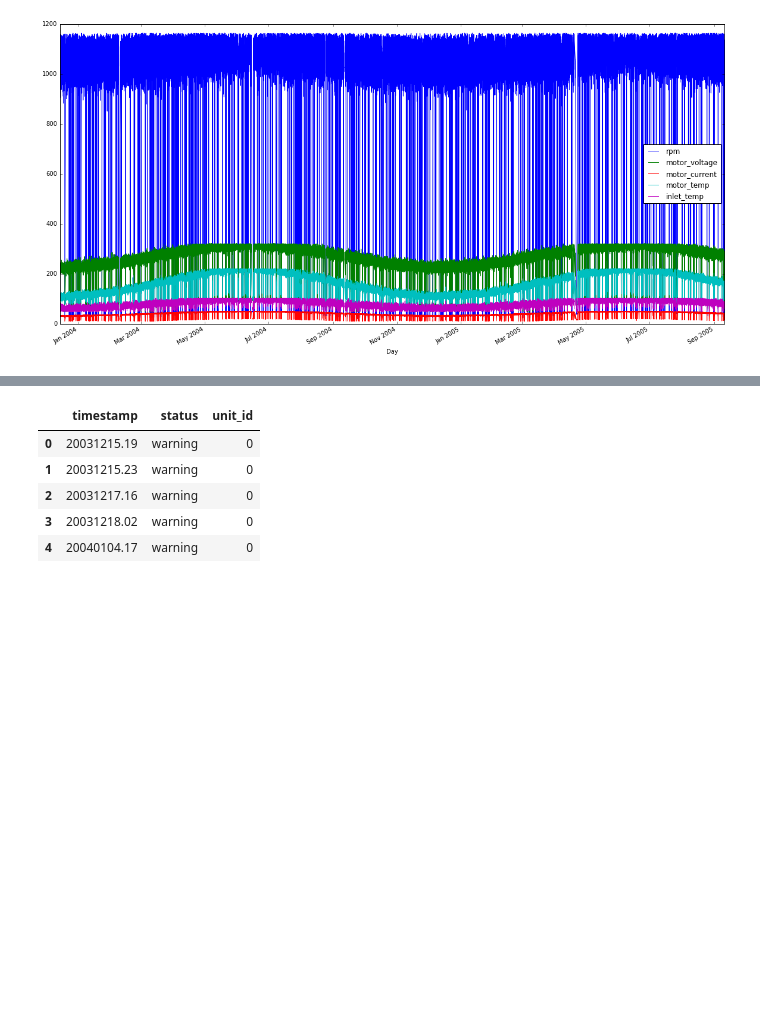
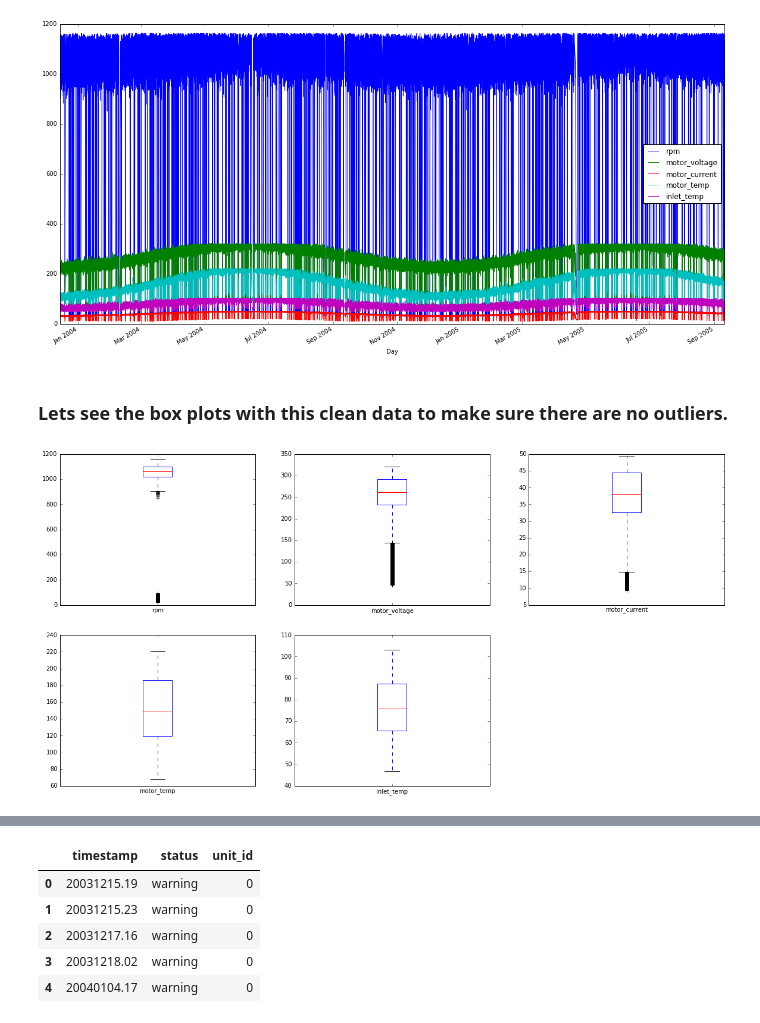
Before and after one commit to praneethtamvada/data-science-challenge, a Jupyter notebook: Data science challenge -Venkata Solution.ipynb, the cells around one changed output, grey strips where cells are left out. Saved outputs shown, nothing was run; the diff lists cells and outputs as text; code cells hidden in the pictures; blank space fills up the shorter version.

```diff
--- a/Data science challenge -Venkata Solution.ipynb
+++ b/Data science challenge -Venkata Solution.ipynb
@@ -115,3 +127,11 @@ plt.xlabel('Day', fontsize=10)
 # %% [output]
 <matplotlib.text.Text at 0x...>
 [figure]
+# %% [markdown]
+### Lets see the box plots with this clean data to make sure there are no outliers.
+# %%
+names = ['rpm', 'motor_voltage', 'motor_current', 'motor_temp', 'inlet_temp']
+clean_unit.plot(kind='box', figsize=(20,10), subplots=True, layout=(2,3), sharex=False, sharey=False)
+plt.show()
+# %% [output]
+[figure, added]
```
Also changed, not shown: parts of 40 cells of this notebook, 1 other file.
